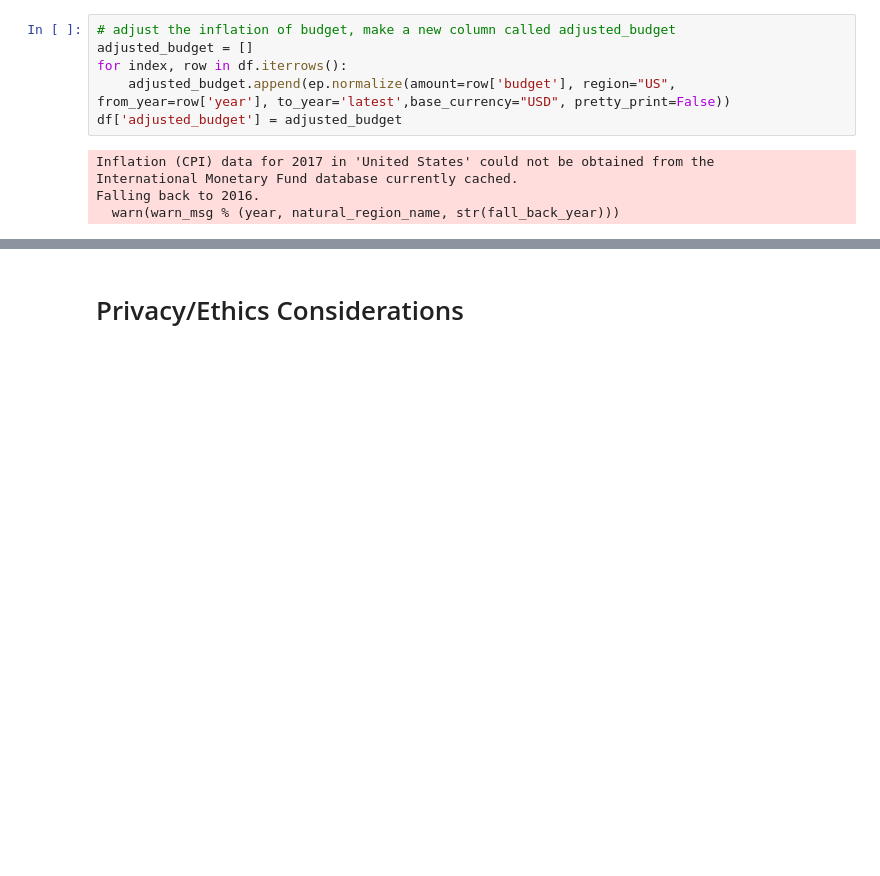
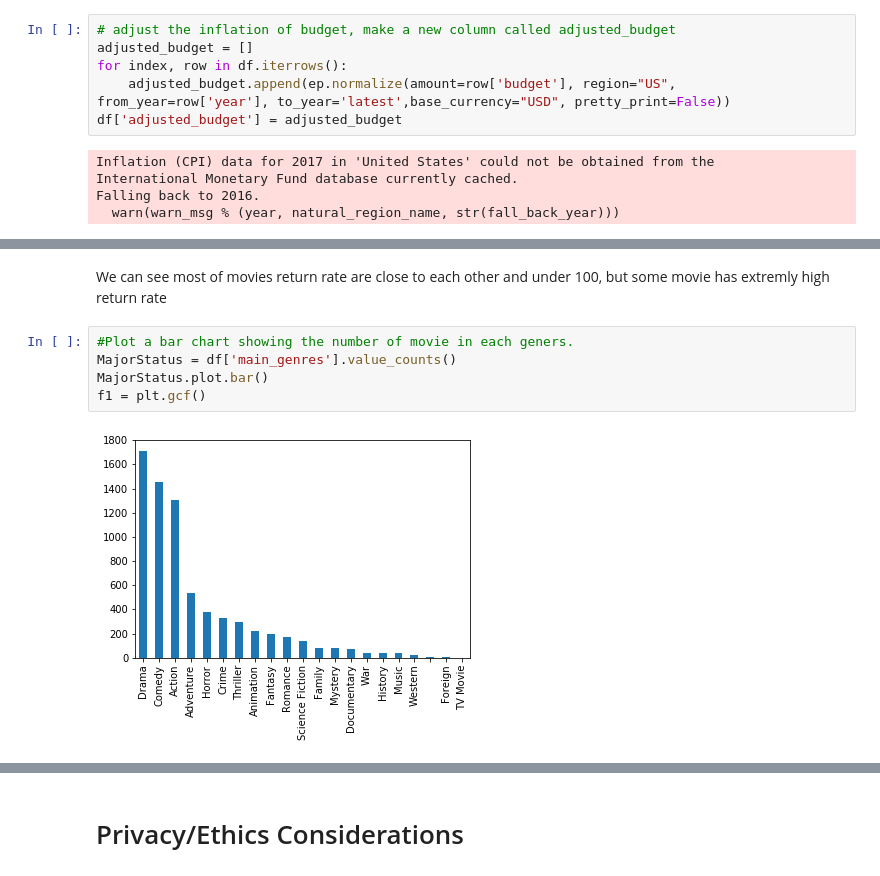
Before and after one commit to k-chau/What-Makes-a-Movie-Profit-, a Jupyter notebook: project/FinalProject.ipynb, the cells around one changed output, grey strips where cells are left out. Drawn from its saved outputs; the diff is of its cells as text; blank space fills up the shorter version.

```diff
--- a/project/FinalProject.ipynb
+++ b/project/FinalProject.ipynb
@@ -160,0 +170,9 @@ df
+# %% [markdown]
+We can see most of movies return rate are close to each other and under 100, but some movie has extremly high return rate
+# %%
+#Plot a bar chart showing the number of movie in each geners.
+MajorStatus = df['main_genres'].value_counts()
+MajorStatus.plot.bar()
+f1 = plt.gcf()
+# %% [output]
+[figure, added]
```
Also changed, not shown: parts of 33 cells of this notebook.
